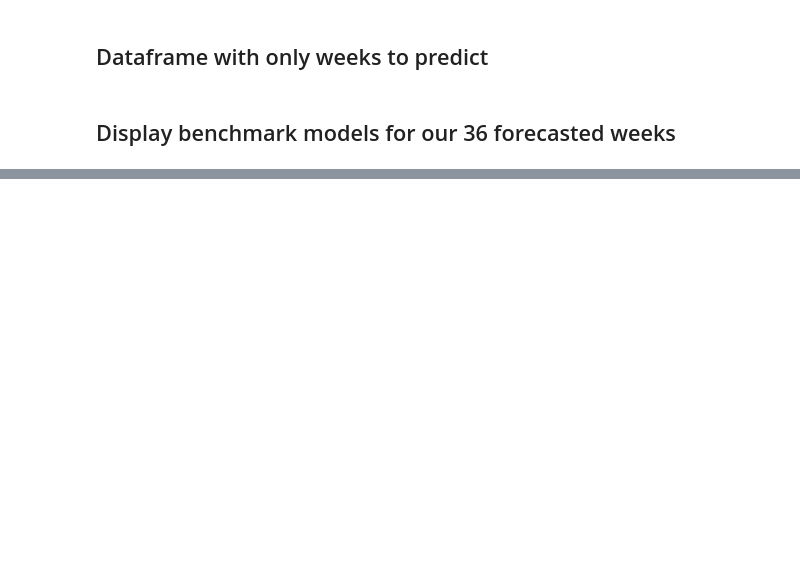
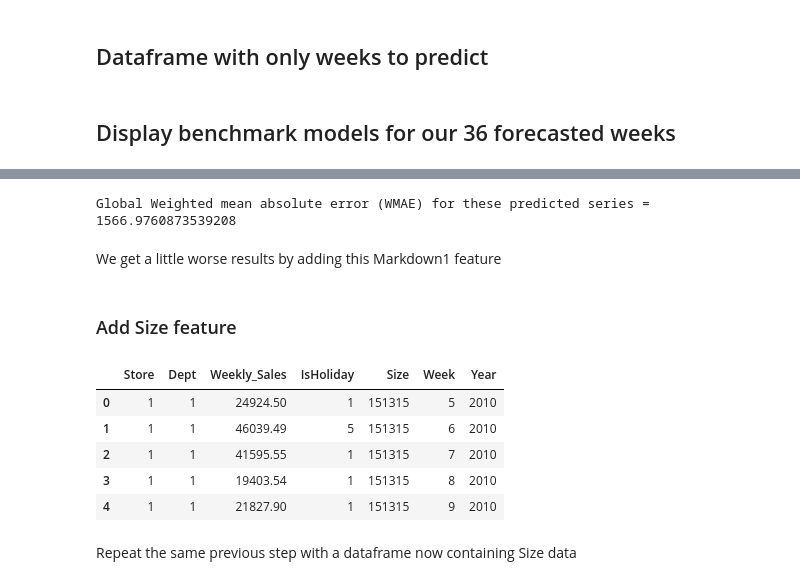
Before and after one commit to Corentin-M/Sales_forecasting, a Jupyter notebook: Benchmark_and_RandomForest_Model.ipynb, the cells around one changed output, grey strips where cells are left out. Drawn from its saved outputs; the diff is of its cells as text; code cells hidden in the pictures; blank space fills up the shorter version.

```diff
--- a/Benchmark_and_RandomForest_Model.ipynb
+++ b/Benchmark_and_RandomForest_Model.ipynb
@@ -287,0 +304,48 @@ Weighted mean absolute error (WMAE) for Store 1 Dept 6 = 1292.7513349999997
+# %%
+# loop to train a model, make a prediction and compute WMAE for each store and departement
+for store in train_df3['Store'].unique():
+    for dept in train_df3['Dept'].unique():
+
+        # Select train and test dataframe for the wanted store and dept
+        train_sd = train[(train.Store == store)&(train.Dept == dept)]
+        test_sd = test[(test.Store == store)&(test.Dept == dept)]
+
+        # Keep all data except Sales for xtrain and xtest
+        xtrain = train_sd.drop(['Weekly_Sales'], axis=1)
+        xtest = test_sd.drop(['Weekly_Sales'], axis=1)
+
+        # Keep only Sales for ytrain and ytest
+        ytrain = train_sd['Weekly_Sales'].values
+        ytest = test_sd['Weekly_Sales'].values
+
+        # Create a RandomForestRegressor model
+        rfr = RandomForestRegressor(n_estimators=100, n_jobs=-1, random_state=0)
+
+        # train the Random Forst model if there is data for training
+        if len(xtrain)>0:
+            rfr.fit(xtrain, ytrain)
+
+            # make a prediction if there is an expected output
+            if len(xtest)>0:
+                pred = rfr.predict(xtest)
+
+                # if there is an output, compute WMAE metric
+                if len(pred)>0:
+                    xtest['weighted_error'] = xtest.IsHoliday * abs(ytest-pred)
+                    sum_weights = xtest.IsHoliday.sum()
+                    sum_weighted_error = xtest.weighted_error.sum()
+                    wmae = (1/sum_weights) * sum_weighted_error
+
+                    if str(wmae) != 'nan':
+                        total_sum_weights.append(sum_weights)
+                        total_sum_weighted_error.append(sum_weighted_error)
+
+# Global WMAE for our model will be printed at the end
+global_wmae = (1/sum(total_sum_weights)) * sum(total_sum_weighted_error)
+print('Global Weighted mean absolute error (WMAE) for these predicted series = {}'.format(str(global_wmae)))
+# %% [output]
+Global Weighted mean absolute error (WMAE) for these predicted series = 1566.9760873539208
+# %% [markdown]
+We get a little worse results by adding this Markdown1 feature
+# %% [markdown]
+### Add Size feature
@@ -287,0 +358,29 @@ Weighted mean absolute error (WMAE) for Store 1 Dept 6 = 1292.7513349999997
+# %%
+train_df = train_df.merge(stores_df, how='left')
+
+# Replace Date column by Week and Year column because we get one data per week
+train_df['Date'] = pd.to_datetime(train_df['Date'])
+train_df['Week'] = train_df.Date.apply(lambda x: x.weekofyear)
+train_df['Year'] = train_df.Date.apply(lambda x: x.year)
+train_df = train_df.drop(['Date'], axis=1)
+
+# Set missing value to 0
+train_df.fillna(0, inplace=True)
+
+# Set negative sales to 0
+train_df.loc[train_df['Weekly_Sales'] < 0, 'Weekly_Sales'] = 0
+
+# In competition evaluation, weights in WMAE are 5 if week is holiday, 1 otherwise
+train_df['IsHoliday'].replace([False,True], [1,5], inplace = True)
+
+train_df = train_df.drop(['Type'], axis=1)
+train_df.head()
+# %% [output]
+|  | Store | Dept | Weekly_Sales | IsHoliday | Size | Week | Year |
+| 0 | 1 | 1 | 24924.50 | 1 | 151315 | 5 | 2010 |
+| 1 | 1 | 1 | 46039.49 | 5 | 151315 | 6 | 2010 |
+| 2 | 1 | 1 | 41595.55 | 1 | 151315 | 7 | 2010 |
+| 3 | 1 | 1 | 19403.54 | 1 | 151315 | 8 | 2010 |
+| 4 | 1 | 1 | 21827.90 | 1 | 151315 | 9 | 2010 |
+# %% [markdown]
+Repeat the same previous step with a dataframe now containing Size data
```
Also changed, not shown: parts of 44 cells of this notebook.
